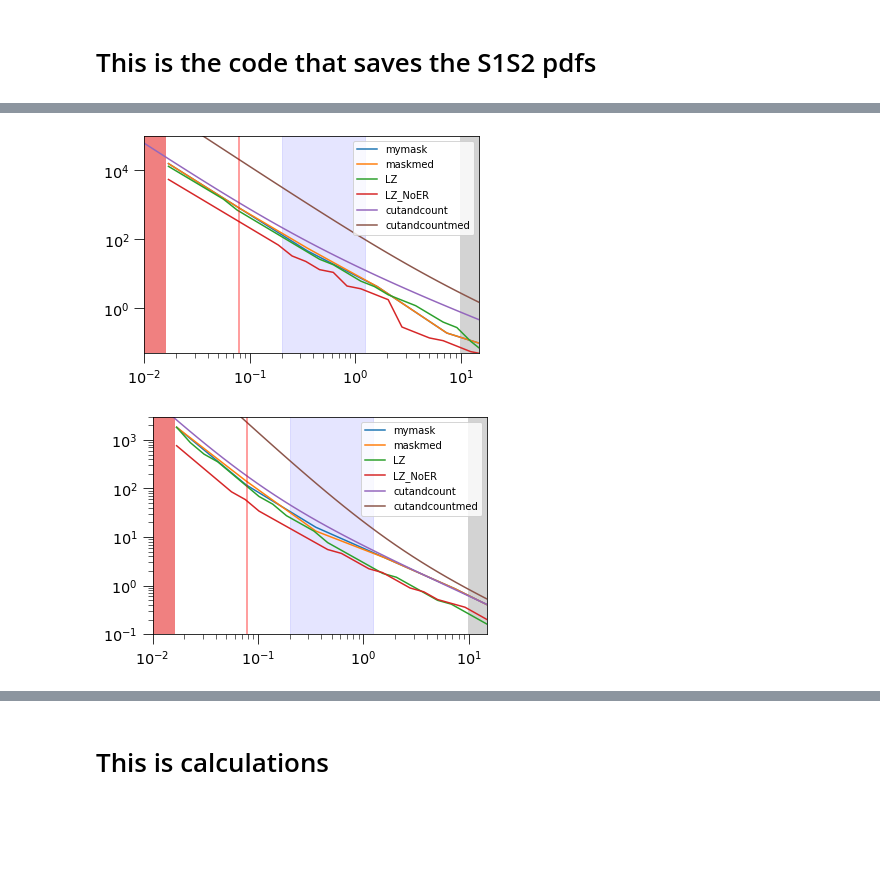
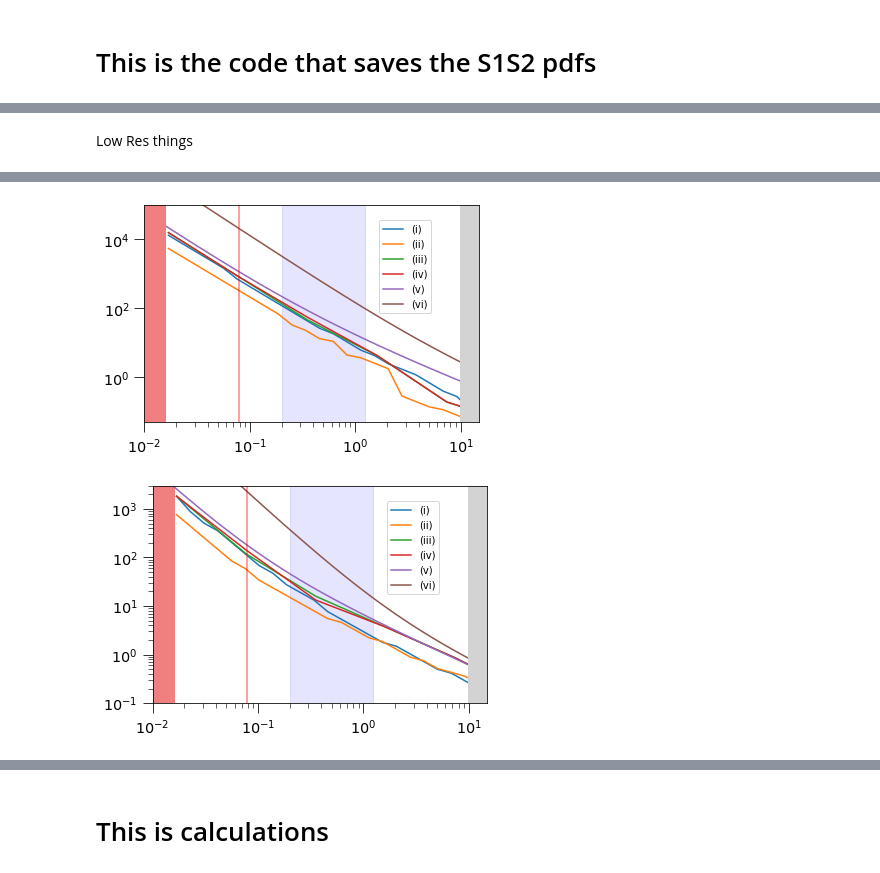
Before and after one commit to ItayBM/NeutrinoFogs, a Jupyter notebook: NeutrinoFogElectroWIMPs.ipynb, the cells around one changed output, grey strips where cells are left out. Drawn from its saved outputs; the diff is of its cells as text; code cells hidden in the pictures; blank space fills up the shorter version.

```diff
--- a/NeutrinoFogElectroWIMPs.ipynb
+++ b/NeutrinoFogElectroWIMPs.ipynb
@@ -281,11 +275,16 @@ if(rerun):
             #S2s respectively for each spectrum.The "Raw" is a bit of a misnomer. I mean that it includes non-physical
             #negative numbers
 else:
-#     fulldict['S1Raw']=load_pkl(datafolder+'S1dat.pkl')
-#     fulldict['S2Raw']=load_pkl(datafolder+'S2dat.pkl')
     fulldict['S1Raw']={}
-    for akey in fulldict['S1Raw']:
+    fulldict['S2Raw']={}
+    for akey in datadict:
         fulldict['S1Raw'][akey]=load_pkl(datafolder+'pythonS1Data/'+'S1Raws_'+akey+'.pkl')
+        fulldict['S2Raw'][akey]=load_pkl(datafolder+'pythonS2Data/'+'S2Raws_'+akey+'.pkl')
+#If you want to resave the S1,S2 Raw data:
+# for akey in fulldict['S1Raw']:
+#     save_pkl(fulldict['S1Raw'][akey],datafolder+'pythonS1Data/'+'S1Raws_'+akey+'.pkl')
+# for akey in fulldict['S2Raw']:
+#     save_pkl(fulldict['S2Raw'][akey],datafolder+'pythonS2Data/'+'S2Raws_'+akey+'.pkl')    fulldict['S1Raw']={}
 # %%
 def CalcS1S2Spect(fulldict,S1Binsnum=100,S2Binsnum=100,maxS1=99,maxS2=9900):#Calculating the 2D binned spectra
     #I used to define the bins using the signal. To get a bit of a nicer result, I now bin according to a rough thing
@@ -938,8 +948,0 @@ fig.savefig('HeatMapV0.pdf')
-# %%
-#Lower npoissonsims if you want something faster (10000 is pretty high since I wanted a smooth plot)
-xexclusion,yexclusion=doexclusionsearch(signalrate,bkgs,npoissonsims=10000)
-
-xdiscovery,ydiscovery=dodiscoverysearch(signalrate,bkgs,npoissonsims=10000)
-#Write as a dictionary:
-mydictofxy['LZ_ROI']={'xdisc':deepcopy(xdiscovery),'ydisc':deepcopy(ydiscovery),
-                   'xexc':deepcopy(xexclusion),'yexc':deepcopy(yexclusion)}
@@ -1185 +1087,3 @@ junk?
+# %% [markdown]
+Low Res things
 # %%
@@ -1242,43 +1142,55 @@ nuuncertainty=0.2*ratetots['Bkg_NR_othernu']
 # %%
-for akey in mydictofxy:
+plt.fill_betweenx([0.0001, 1000000], [LZrate,LZrate], [100,100], color=mcolors.CSS4_COLORS['lightgray'], alpha=1,zorder=2)
+plt.fill_betweenx([0.0001, 1000000], [10**(-5),10**(-5)], np.array([nuuncertainty,nuuncertainty]),
+                  color=mcolors.CSS4_COLORS['lightcoral'],#mcolors.CSS4_COLORS['crimson'],
+                  alpha=1,zorder=2)
+
+for anum in range(6):
+    akey=[ 'LZ', 'LZ_NoER','mymask', 'maskmed', 'cutandcount', 'cutandcountmed'][anum]
+    alabel=['(i)','(ii)','(iii)','(iv)','(v)','(vi)'][anum]
 #     plt.plot(mydictofxy[akey]['xdisc'],mydictofxy[akey]['ydisc']*mydictofxy[akey]['xdisc'],label=akey)
-    plt.plot(mydictofxy[akey]['xdisc'],mydictofxy[akey]['ydisc'],label=akey)
-plt.legend(loc="upper right")
+    plt.plot(mydictofxy[akey]['xdisc'],mydictofxy[akey]['ydisc'],label=alabel)
+plt.legend(loc=(0.7,0.5))
 plt.xscale('log')
 plt.yscale('log')
 plt.fill_betweenx([0.0001, 1000000], [10**(-5),10**(-5)], np.array([nuuncertainty,nuuncertainty]),
                   color=mcolors.CSS4_COLORS['lightcoral'],#mcolors.CSS4_COLORS['crimson'],
-                  alpha=1)
+                  alpha=1,zorder=2)
 
 plt.fill_betweenx([0.0001, 1000000], [0.24-0.04,0.24-0.04], [0.96+0.28,0.96+0.28], color='blue', alpha=0.1)
 plt.fill_betweenx([0.0001, 1000000], [LZrate,LZrate], [100,100], color=mcolors.CSS4_COLORS['lightgray'], alpha=1)
 
 plt.plot(np.array([ratetots['Bkg_NR_othernu'],ratetots['Bkg_NR_othernu']]),[0.0001,100000],color='red',alpha=0.5)
+plt.fill_betweenx([0.0001, 1000000], [LZrate,LZrate], [100,100], color=mcolors.CSS4_COLORS['lightgray'], alpha=1,zorder=2)
+
 plt.xlim(0.01,15)
 
 plt.ylim(0.05,100000)
 plt.savefig(datafolder+'expofrate_compdisc.pdf', bbox_inches='tight', pad_inches=0.1)
 
 plt.show()
-plt.fill_betweenx([0.0001, 1000000], [LZrate,LZrate], [100,100], color=mcolors.CSS4_COLORS['lightgray'], alpha=1)
+plt.fill_betweenx([0.0001, 1000000], [LZrate,LZrate], [100,100], color=mcolors.CSS4_COLORS['lightgray'], alpha=1,zorder=2)
 
-for akey in mydictofxy:
+for anum in range(6):
+    akey=[ 'LZ', 'LZ_NoER','mymask', 'maskmed', 'cutandcount', 'cutandcountmed'][anum]
+    alabel=['(i)','(ii)','(iii)','(iv)','(v)','(vi)'][anum]
 #     plt.plot(mydictofxy[akey]['xexc'],mydictofxy[akey]['yexc']*mydictofxy[akey]['xexc'],label=akey)
-    plt.plot(mydictofxy[akey]['xexc'],mydictofxy[akey]['yexc'],label=akey)
-plt.legend(loc="upper right")
+    plt.plot(mydictofxy[akey]['xexc'],mydictofxy[akey]['yexc'],label=alabel)
+plt.legend(loc=(0.7,0.5))
 plt.xscale('log')
 plt.yscale('log')
 plt.fill_betweenx([0.0001, 1000000], [10**(-5),10**(-5)], np.array([nuuncertainty,nuuncertainty]),
                   color=mcolors.CSS4_COLORS['lightcoral'],#mcolors.CSS4_COLORS['crimson'],
                   alpha=1)
+plt.fill_betweenx([0.0001, 1000000], [LZrate,LZrate], [100,100], color=mcolors.CSS4_COLORS['lightgray'], alpha=1,zorder=2)
 
 plt.fill_betweenx([0.0001, 1000000], [0.24-0.04,0.24-0.04], [0.96+0.28,0.96+0.28], color='blue', alpha=0.1)
 plt.plot(np.array([ratetots['Bkg_NR_othernu'],ratetots['Bkg_NR_othernu']]),[0.0001,100000],color='red',alpha=0.5)
 
 plt.xlim(0.01,15)
 plt.ylim(0.1,3000)
 plt.savefig(datafolder+'expofrate_compexc.pdf', bbox_inches='tight', pad_inches=0.1)
 # %% [output]
-[figure, old version]
+[figure, new version]
-[figure, old version]
+[figure, new version]
 # %%
```
Also changed, not shown: parts of 68 cells of this notebook, 5 other files.
